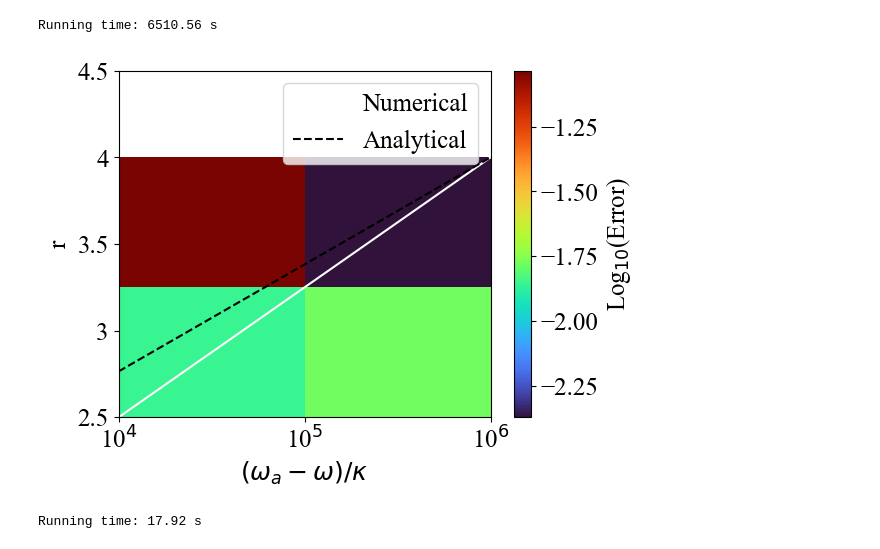
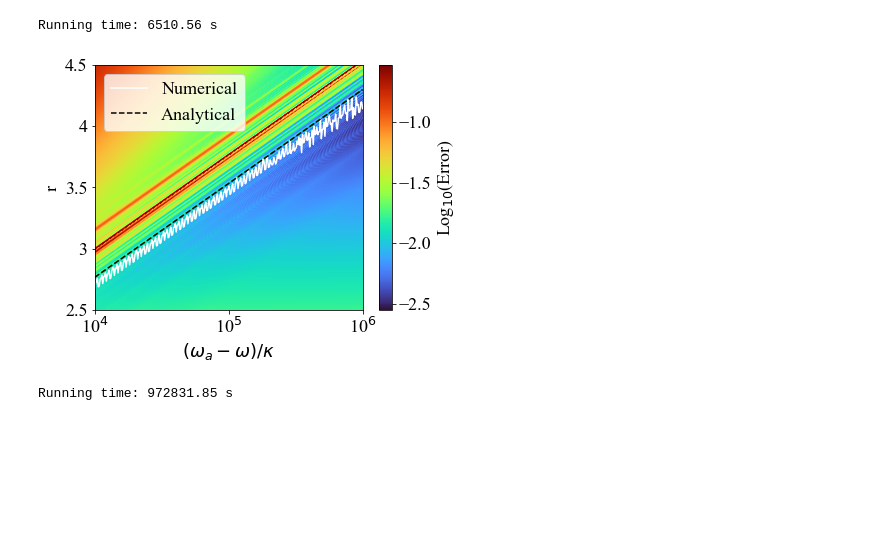
Before and after one commit to ChenJiaQiang1/gain-media-for-entanglement, a Jupyter notebook: dr_dynamical_entanglement.ipynb, the cells around one changed output. Drawn from its saved outputs; the diff is of its cells as text; code cells hidden in the pictures; blank space fills up the shorter version.

```diff
--- a/dr_dynamical_entanglement.ipynb
+++ b/dr_dynamical_entanglement.ipynb
@@ -388,8 +388,8 @@ kappa = g # cavity decay
 omega = g * 10**4 # emitter frequency
 C = 10**2
 gamma = g**2 / kappa / C
-M = 200
-dr = np.linspace(2.5, 4, M)
+M = 300
+dr = np.linspace(2.5, 4.5, M)
 log_domega_a = np.linspace(4, 6, M) # = log10[(omega_a - omega) / kappa]
 _domega_a = np.power(10, log_domega_a) # = (omega_a - omega) / kappa
 epsilon_RWA = np.zeros((M, M))
@@ -427,35 +427,35 @@ fig, ax = plt.subplots(figsize=(6, 4.5))
 heatmap = ax.imshow(np.log10(epsilon_RWA), extent=[log_domega_a[0], log_domega_a[-1], dr[0], dr[-1]], origin='lower', aspect='auto', cmap='turbo')
 plt.colorbar(heatmap, label='Log$_{10}$(Error)')
 ax.plot(log_domega_a, r_num, 'w-', label='Numerical')
 ax.plot(log_domega_a, r_ana, 'k--', label='Analytical')
 ax.legend(loc='best')
 ax.set_xlabel('$(\omega_a-\omega)/\kappa$')
 ax.set_ylabel('r')
 x_ticks = [4, 5, 6]
 x_ticks_label = ['10$^4$', '10$^5$', '10$^6$']
 y_ticks = [2.5, 3, 3.5, 4, 4.5]
 y_ticks_label = y_ticks
 plt.xticks(x_ticks, x_ticks_label)#, fontdict={'family': 'Times New Roman'})
 plt.yticks(y_ticks, y_ticks_label)#, fontdict={'family': 'Times New Roman'})
 # save figure
 plt.savefig('dr_error_r_omegaa.pdf', format='pdf', dpi=300, bbox_inches='tight')
 plt.show()
 
 
 
 # save data in .txt file
 combined_array = np.zeros((M+1, M+1))
 combined_array[1:, 0] = dr
 combined_array[0, 1:] = log_domega_a
 combined_array[1:, 1:] = epsilon_RWA
 np.savetxt('dr_error_r_omegaa.txt', combined_array, delimiter=' ')
 
 # End timing and print the execution time
 execution_time = time.time() - start_time
 print(f"Running time: {execution_time:.2f} s")
 # %% [output]
-[figure, old version]
+[figure, new version]
-Running time: 17.92 s
+Running time: 972831.85 s
 # %%
 # the error versus squeezing r and cooperativity C
 # this unit costs a long time
```
Also changed, not shown: parts of 1 cell of this notebook.
